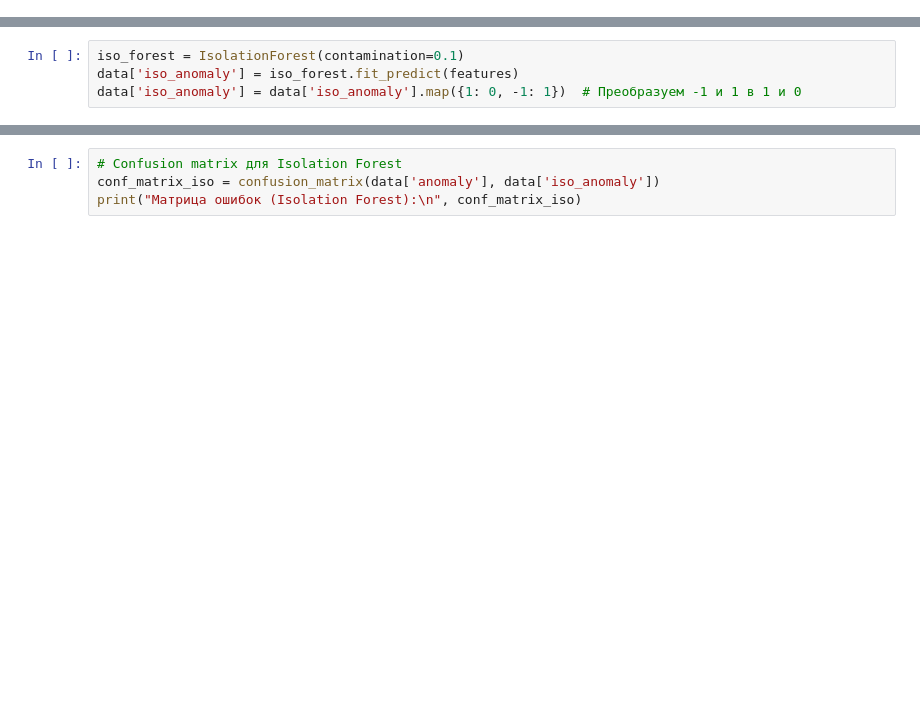
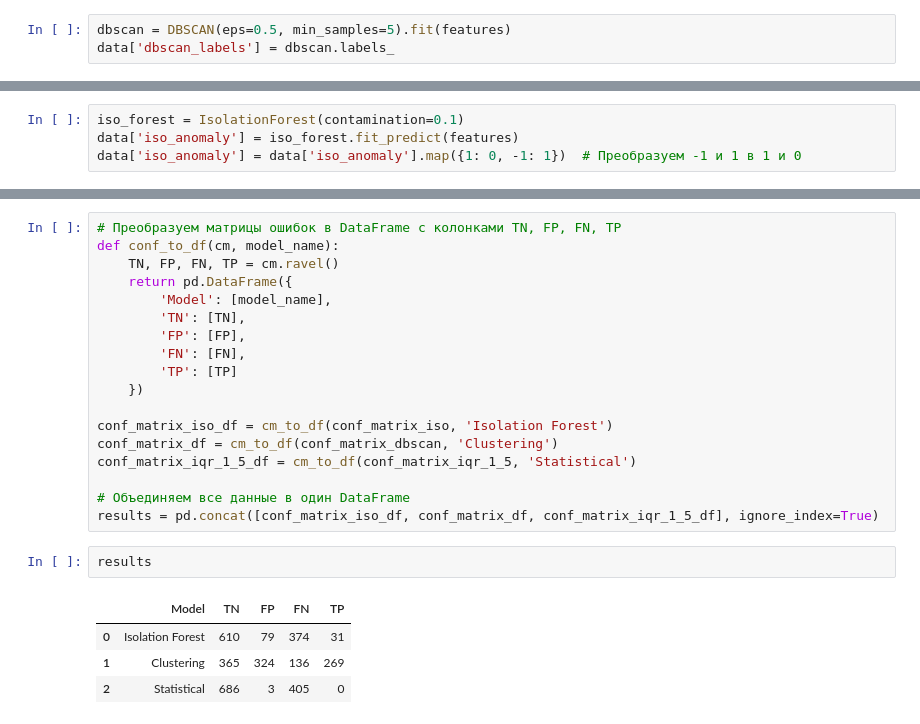
Before and after one commit to alej0n/D3_3_Ceron_Alejandro, a Jupyter notebook: D3_3_Ceron_Alejandro.ipynb, the cells around one changed output, grey strips where cells are left out. Saved outputs shown, nothing was run; the diff lists cells and outputs as text; blank space fills up the shorter version.

```diff
--- a/D3_3_Ceron_Alejandro.ipynb
+++ b/D3_3_Ceron_Alejandro.ipynb
@@ -69,3 +93,6 @@ data['rolling_std'] = data['Thermocouple'].rolling(window=5).std()  # Сколь
 features = data[['Accelerometer1RMS', 'Accelerometer2RMS', 'Current', 'Pressure',
                  'Temperature', 'Thermocouple', 'Voltage', 'Volume Flow RateRMS',
                  'hour', 'day_of_week', 'month', 'rolling_mean', 'rolling_std']].fillna(0)
+# %%
+dbscan = DBSCAN(eps=0.5, min_samples=5).fit(features)
+data['dbscan_labels'] = dbscan.labels_
@@ -103,4 +147,25 @@ plt.show()
-# %%
-# Confusion matrix для Isolation Forest
-conf_matrix_iso = confusion_matrix(data['anomaly'], data['iso_anomaly'])
-print("Матрица ошибок (Isolation Forest):\n", conf_matrix_iso)
+# %%
+# Преобразуем матрицы ошибок в DataFrame с колонками TN, FP, FN, TP
+def conf_to_df(cm, model_name):
+    TN, FP, FN, TP = cm.ravel()
+    return pd.DataFrame({
+        'Model': [model_name],
+        'TN': [TN],
+        'FP': [FP],
+        'FN': [FN],
+        'TP': [TP]
+    })
+
+conf_matrix_iso_df = cm_to_df(conf_matrix_iso, 'Isolation Forest')
+conf_matrix_df = cm_to_df(conf_matrix_dbscan, 'Clustering')
+conf_matrix_iqr_1_5_df = cm_to_df(conf_matrix_iqr_1_5, 'Statistical')
+
+# Объединяем все данные в один DataFrame
+results = pd.concat([conf_matrix_iso_df, conf_matrix_df, conf_matrix_iqr_1_5_df], ignore_index=True)
+# %%
+results
+# %% [output]
+|  | Model | TN | FP | FN | TP |
+| 0 | Isolation Forest | 610 | 79 | 374 | 31 |
+| 1 | Clustering | 365 | 324 | 136 | 269 |
+| 2 | Statistical | 686 | 3 | 405 | 0 |
```
Also changed, not shown: parts of 21 cells of this notebook.
